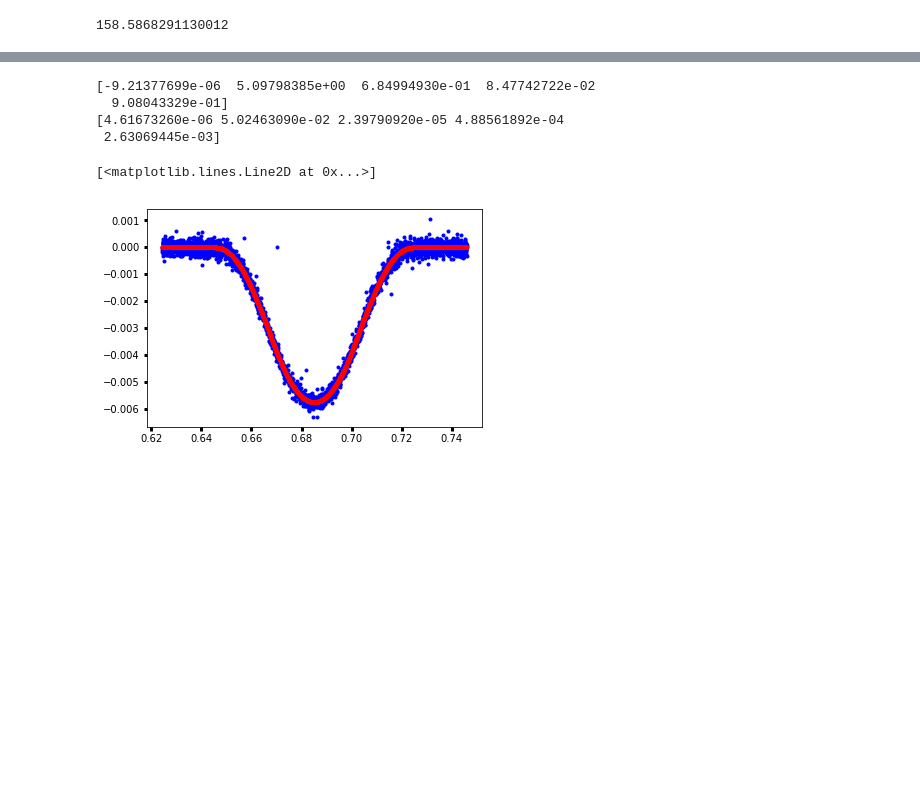
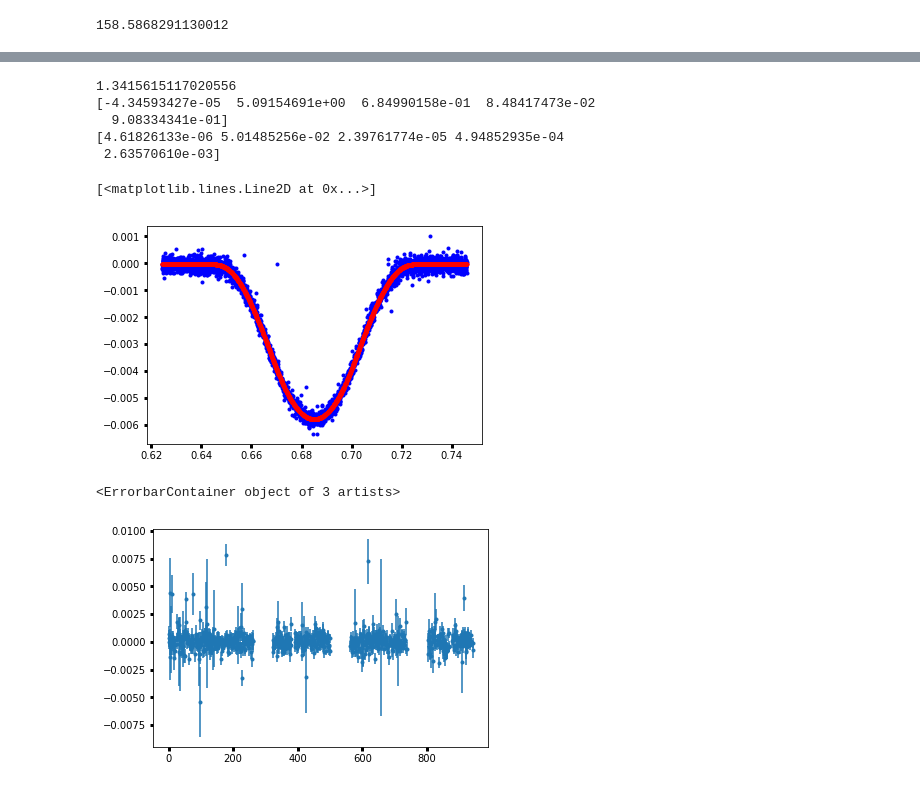
Before and after one commit to BoiseStatePlanetary/Searching-for-Variability-in-Eclipses-in-the-Kepler-Dataset, a Jupyter notebook: code/Analyzing_Kepler76b_with_LM.ipynb, the cells around one changed output, grey strips where cells are left out. Cells and saved outputs as stored; diff of their text form; code cells hidden in the pictures; blank space fills up the shorter version.

```diff
--- a/code/Analyzing_Kepler76b_with_LM.ipynb
+++ b/code/Analyzing_Kepler76b_with_LM.ipynb
@@ -160,15 +74,17 @@ flux_no_BEER = filtered_flux - fit_BEER_signals(folded_time, *BEER_popt)
 # %%
+# Fit folded transit
 bounds = ([-1000e-6, 2., K76.saved_params['T0']*0.95, 0., -1],
           [1000e-6, 10., K76.saved_params['T0']*1.05, 0.2, 1])
 
 transit_ind = transit_indices(folded_time, 2.*K76.dur, K76.saved_params['T0'])
 
 time = folded_time[transit_ind]
-data = flux_no_BEER[transit_ind]
+data = filtered_flux[transit_ind]
 err = unbinned_noise*np.ones_like(time)
 
 initial_guess = [0., K76.saved_params['a'], K76.saved_params['T0'], K76.saved_params['p'], K76.saved_params['b']]
-transit_popt, transit_pcov = curve_fit(fit_transit, time, data, p0=initial_guess, bounds=bounds)
+transit_popt, transit_pcov = curve_fit(fit_transit, time, data, sigma=err, p0=initial_guess, bounds=bounds)
+
 transit_uncertainties = np.sqrt(transit_pcov.diagonal())
 
 print(transit_popt)
@@ -177,10 +93,11 @@ print(transit_uncertainties)
 plt.plot(time, data, 'b.')
 plt.plot(time, fit_transit(time, *transit_popt), 'r.')
 # %% [output]
-[-9.21377699e-06  5.09798385e+00  6.84994930e-01  8.47742722e-02
-  9.08043329e-01]
-[4.61673260e-06 5.02463090e-02 2.39790920e-05 4.88561892e-04
- 2.63069445e-03]
+1.3415615117020556
+[-4.34593427e-05  5.09154691e+00  6.84990158e-01  8.48417473e-02
+  9.08334341e-01]
+[4.61826133e-06 5.01485256e-02 2.39761774e-05 4.94852935e-04
+ 2.63570610e-03]
 [<matplotlib.lines.Line2D at 0x...>]
 [figure]
 # %%
@@ -203,43 +120,54 @@ def fit_transit_midtime(time, baseline, T0,
     return np.mean(transit_supersample.reshape(-1, supersample_factor), axis=1)
 # %%
 # Fitting transit ephemeris
-bounds = ([-1000e-6, K76.saved_params['T0']*0.95],
-          [1000e-6, K76.saved_params['T0']*1.05])
-
 mn = np.min(filtered_time)
 mx = np.min(filtered_time) + K76.saved_params['per']
 
 current_transit_num = 0
 transit_nums = []
 mid_transit_times = np.array([])
 mid_transit_times_err = np.array([])
 while(mn <= np.max(filtered_time) - K76.saved_params['per']):
 #while(mn < np.min(filtered_time) + 2.*K76.saved_params['per']):
 
     ind = (filtered_time >= mn) & (filtered_time < mx)
+    unfolded_time = filtered_time[ind]
     time = folded_time[ind]
-    data = flux_no_BEER[ind]
+    data = filtered_flux[ind]
     err = unbinned_noise*np.ones_like(time)
 
     transit_ind = transit_indices(time, 2.*K76.dur, K76.saved_params['T0'])
     # At least three points in transit
     if(time[transit_ind].size >= 3):
 
+        bounds = ([-1000e-6, K76.saved_params['T0']*0.95],
+          [1000e-6, K76.saved_params['T0']*1.05])
+
         initial_guess = [0., K76.saved_params['T0']]
         single_transit_popt, single_transit_pcov = curve_fit(fit_transit_midtime, time, data, sigma=err,
                                                              p0=initial_guess, bounds=bounds)
         single_transit_uncertainties = np.sqrt(single_transit_pcov.diagonal())
 
-        transit_nums.append(current_transit_num)
-        mid_transit_times = np.append(mid_transit_times, single_transit_popt[0] + mn)
-        mid_transit_times_err = np.append(mid_transit_times_err, single_transit_uncertainties[0])
-#        print(current_transit_num, single_transit_popt[0] + mn)
+        if(single_transit_uncertainties[1] > 0):
+            transit_nums.append(current_transit_num)
+            mid_transit_times = np.append(mid_transit_times, single_transit_popt[1] +\
+                                          np.floor(np.min(filtered_time[ind])/K76.saved_params['per'])*\
+                                          K76.saved_params['per'])
+            mid_transit_times_err = np.append(mid_transit_times_err, single_transit_uncertainties[1])
 
-#        except:
-#           pass
+#             plt.plot(filtered_time[ind], data, 'b.')
+#             plt.plot(filtered_time[ind], fit_transit_midtime(time, *single_transit_popt), 'r.', alpha=0.5)
+#             plt.axvline(single_transit_popt[1] +\
+#                         np.floor(np.min(filtered_time[ind])/K76.saved_params['per'])*K76.saved_params['per'])
 
     current_transit_num += 1
     mn += K76.saved_params['per']
     mx += K76.saved_params['per']
+
+plt.errorbar(transit_nums, mid_transit_times - K76.saved_params['per']*np.array(transit_nums) - mid_transit_times[0],
+             mid_transit_times_err, marker='.', ls='')
+# %% [output]
+<ErrorbarContainer object of 3 artists>
+[figure, added]
 # %%
 # Fit new period
```
Also changed, not shown: parts of 7 cells of this notebook, 2 other files.
